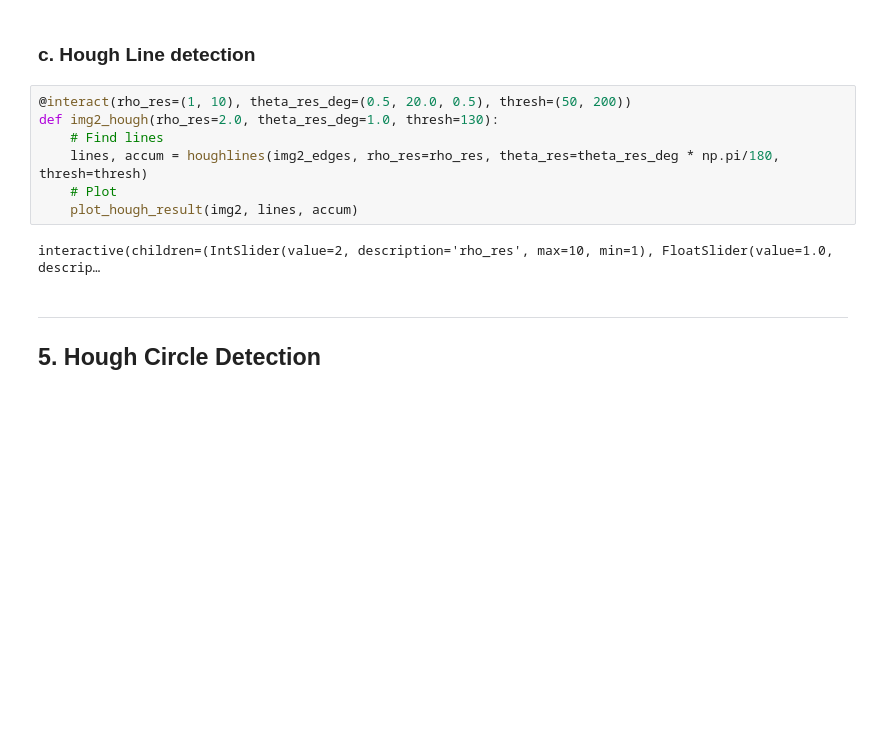
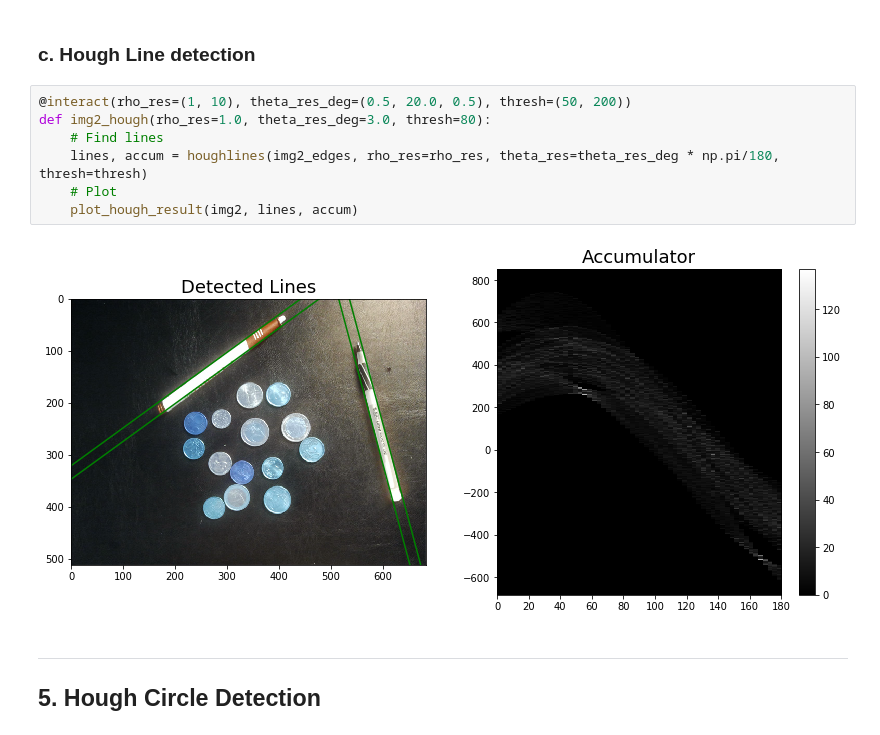
Before and after one commit to brandenwallace/cs6476-cv-1, a Jupyter notebook: PS1/PS1.ipynb, the cells around one changed output. Saved outputs shown, nothing was run; the diff lists cells and outputs as text; blank space fills up the shorter version.

```diff
--- a/PS1/PS1.ipynb
+++ b/PS1/PS1.ipynb
@@ -197,13 +223,13 @@ interactive(children=(IntSlider(value=50, description='thresh1_low', max=255), I
 ### c. Hough Line detection
 # %%
 @interact(rho_res=(1, 10), theta_res_deg=(0.5, 20.0, 0.5), thresh=(50, 200))
-def img2_hough(rho_res=2.0, theta_res_deg=1.0, thresh=130):
+def img2_hough(rho_res=1.0, theta_res_deg=3.0, thresh=80):
     # Find lines
     lines, accum = houghlines(img2_edges, rho_res=rho_res, theta_res=theta_res_deg * np.pi/180, thresh=thresh)
     # Plot
     plot_hough_result(img2, lines, accum)
 # %% [output]
-interactive(children=(IntSlider(value=2, description='rho_res', max=10, min=1), FloatSlider(value=1.0, descrip…
+[figure, added]
 # %% [markdown]
 ---
 ## 5. Hough Circle Detection
```
Also changed, not shown: parts of 10 cells of this notebook.
